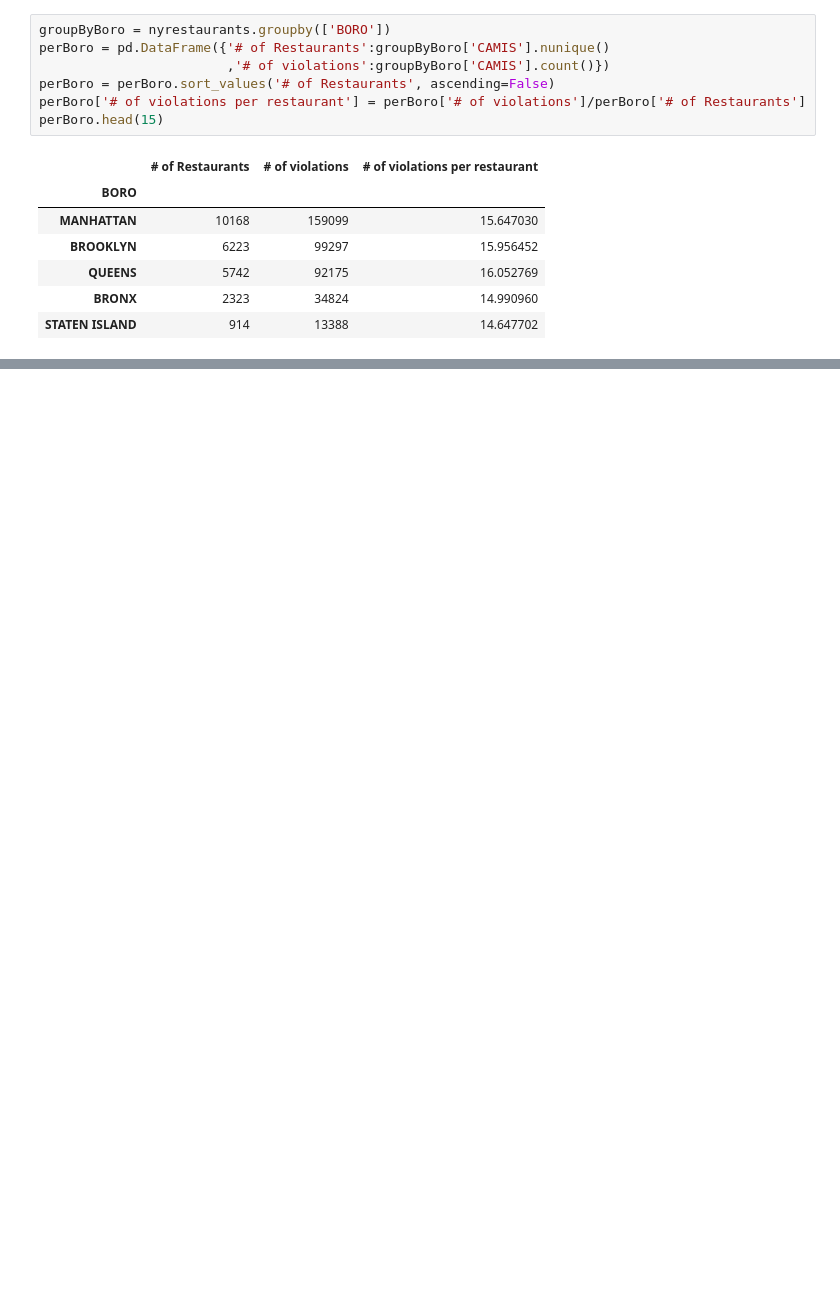
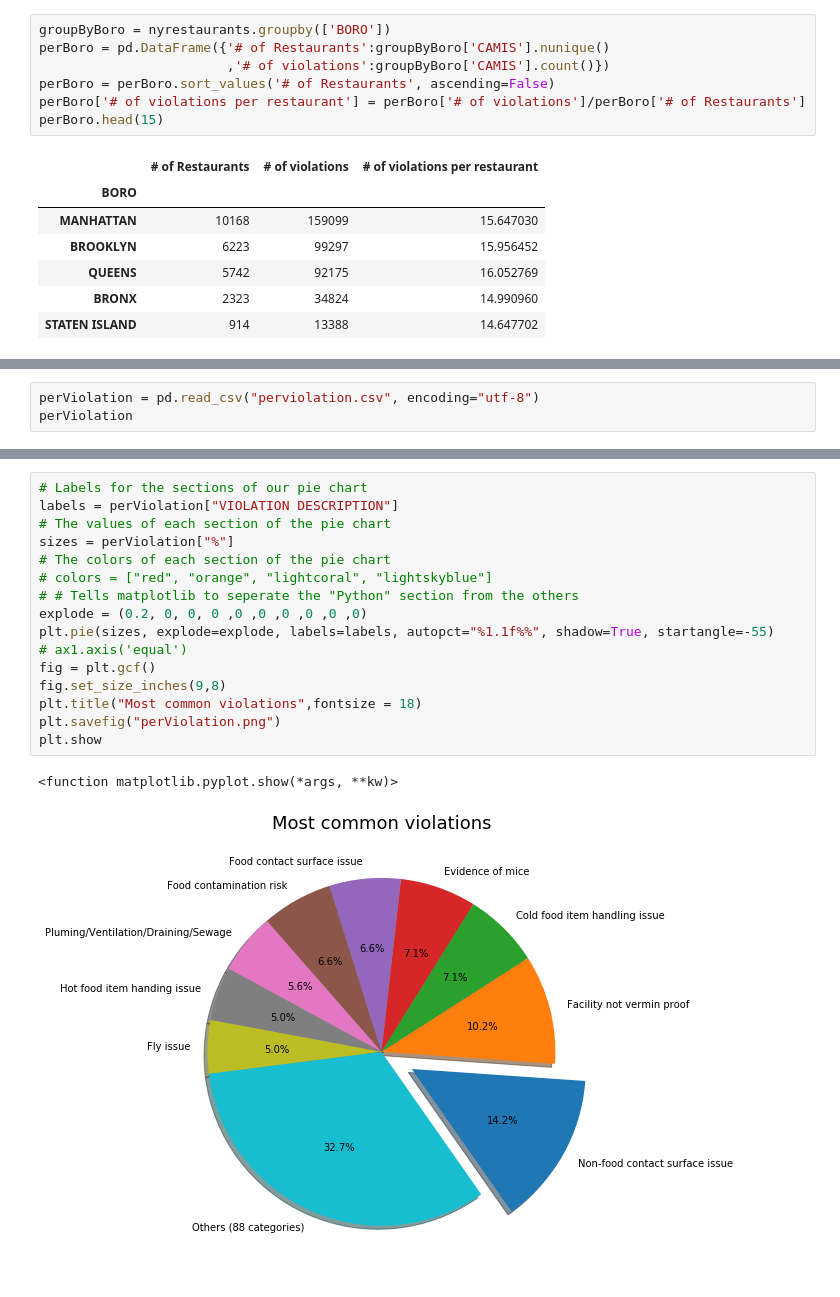
Before and after one commit to sliwet/group4project, a Jupyter notebook: Violations-all.ipynb, the cells around one changed output, grey strips where cells are left out. Cells and saved outputs as stored; diff of their text form; blank space fills up the shorter version.

```diff
--- a/Violations-all.ipynb
+++ b/Violations-all.ipynb
@@ -263,0 +254,3 @@ perBoro.head(15)
+# %%
+perViolation = pd.read_csv("perviolation.csv", encoding="utf-8")
+perViolation
@@ -263,0 +269,19 @@ perBoro.head(15)
+# %%
+# Labels for the sections of our pie chart
+labels = perViolation["VIOLATION DESCRIPTION"]
+# The values of each section of the pie chart
+sizes = perViolation["%"]
+# The colors of each section of the pie chart
+# colors = ["red", "orange", "lightcoral", "lightskyblue"]
+# # Tells matplotlib to seperate the "Python" section from the others
+explode = (0.2, 0, 0, 0 ,0 ,0 ,0 ,0 ,0 ,0)
+plt.pie(sizes, explode=explode, labels=labels, autopct="%1.1f%%", shadow=True, startangle=-55)
+# ax1.axis('equal')
+fig = plt.gcf()
+fig.set_size_inches(9,8)
+plt.title("Most common violations",fontsize = 18)
+plt.savefig("perViolation.png")
+plt.show
+# %% [output]
+<function matplotlib.pyplot.show(*args, **kw)>
+[figure, added]
```
Also changed, not shown: parts of 9 cells of this notebook, 3 other files.
